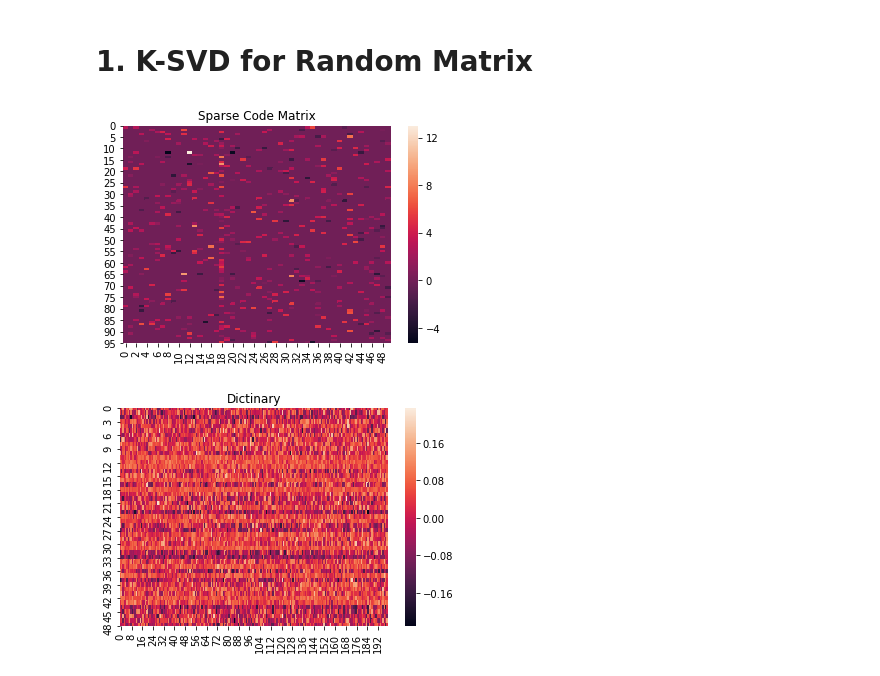
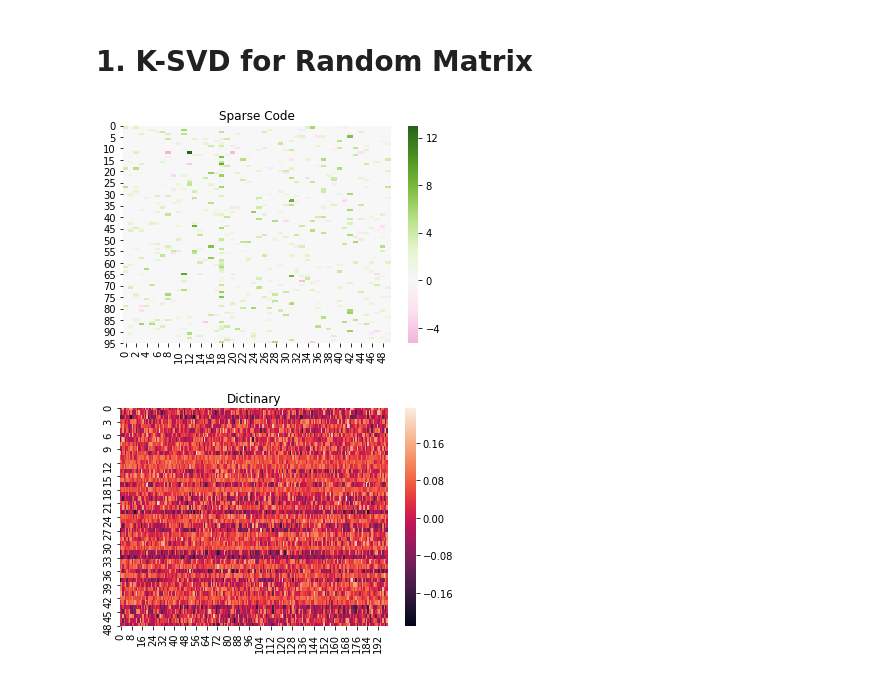
Before and after one commit to hacarus/codezine-sparse-modeling, a Jupyter notebook: 4/ksvd.ipynb, the cells around one changed output. Saved outputs shown, nothing was run; the diff lists cells and outputs as text; code cells hidden in the pictures.

```diff
--- a/4/ksvd.ipynb
+++ b/4/ksvd.ipynb
@@ -22,11 +22,11 @@ ksvd = KSVD(n_components=50, transform_n_nonzero_coefs=5)
 X = ksvd.fit_transform(Y)
 D = ksvd.components_
 # %%
-sns.heatmap(X)
-plt.title("Sparse Code Matrix")
-plt.savefig("./img/sparse_code_matrix.png")
+sns.heatmap(X, center = 0, cmap='PiYG')
+plt.title("Sparse Code")
+plt.savefig("./img/sparse_code.png")
 # %% [output]
-[figure, old version]
+[figure, new version]
 # %%
 sns.heatmap(D)
 plt.title("Dictinary")
```
Also changed, not shown: parts of 3 cells of this notebook, 5 other files.
